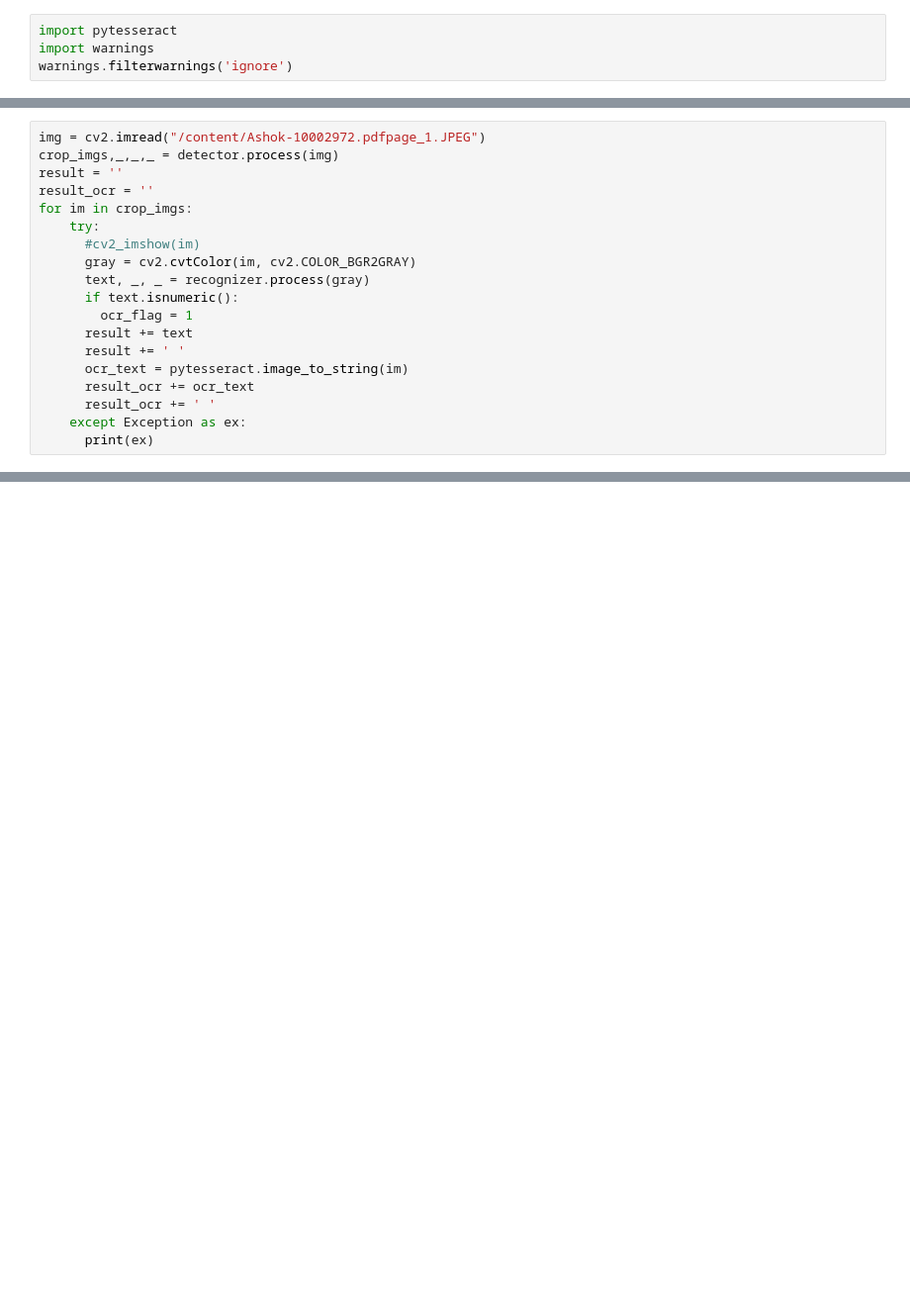
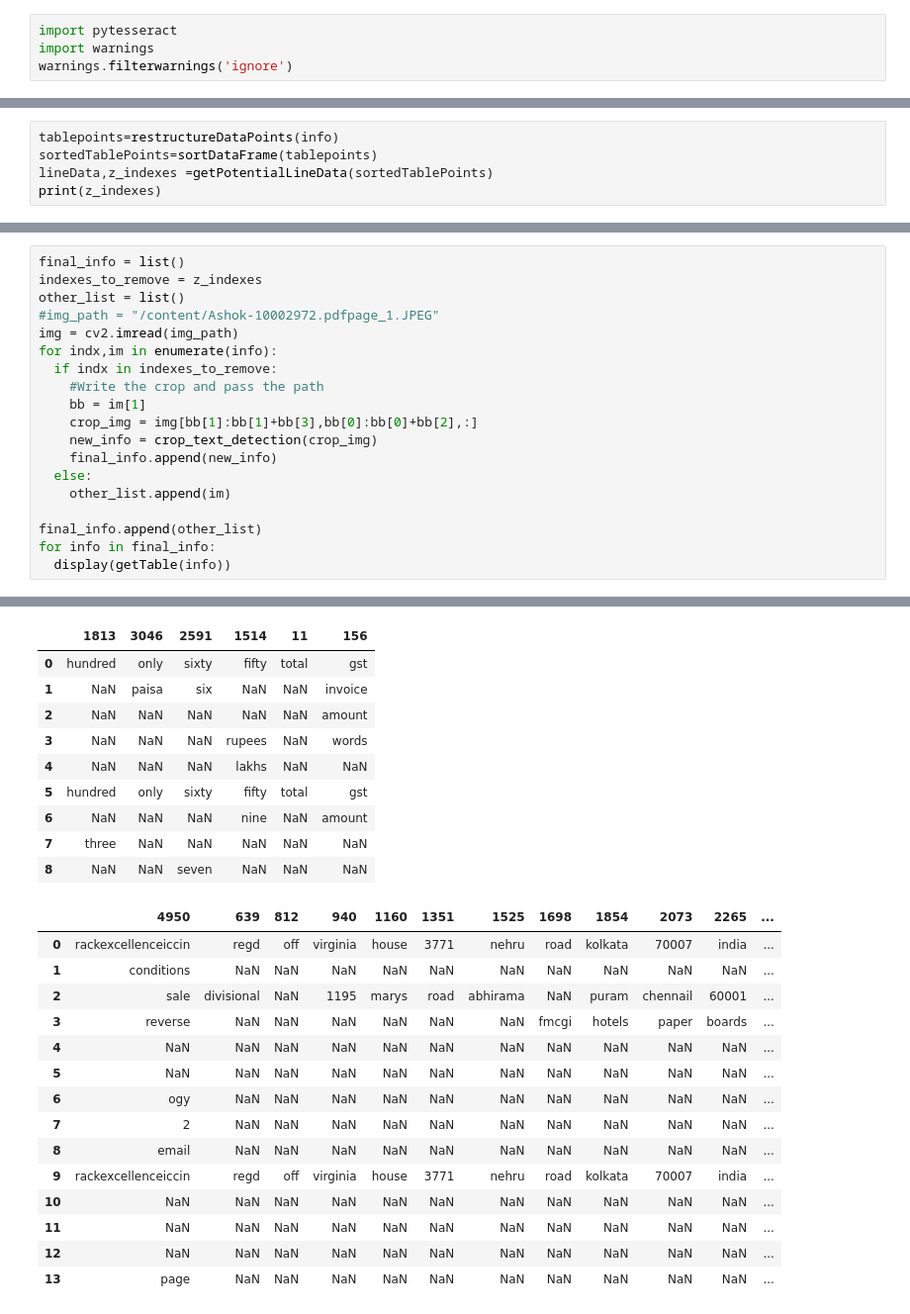
Before and after one commit to shashi29/Text-code-repo, a Jupyter notebook: ImageProcessing_v1_0.ipynb, the cells around one changed output, grey strips where cells are left out. Shown at 99% size. Cells and saved outputs as stored; diff of their text form; blank space fills up the shorter version.

```diff
--- a/ImageProcessing_v1_0.ipynb
+++ b/ImageProcessing_v1_0.ipynb
@@ -289,19 +219,0 @@ ValueError: ignored
-# %%
-img = cv2.imread("/content/Ashok-10002972.pdfpage_1.JPEG")
-crop_imgs,_,_,_ = detector.process(img)
-result = ''
-result_ocr = ''
-for im in crop_imgs:
-    try:
-      #cv2_imshow(im)
-      gray = cv2.cvtColor(im, cv2.COLOR_BGR2GRAY)
-      text, _, _ = recognizer.process(gray)
-      if text.isnumeric():
-        ocr_flag = 1
-      result += text
-      result += ' '
-      ocr_text = pytesseract.image_to_string(im)
-      result_ocr += ocr_text
-      result_ocr += ' '
-    except Exception as ex:
-      print(ex)
@@ -313,0 +355,5 @@ result_ocr
+# %%
+tablepoints=restructureDataPoints(info)
+sortedTablePoints=sortDataFrame(tablepoints)
+lineData,z_indexes =getPotentialLineData(sortedTablePoints)
+print(z_indexes)
@@ -340,0 +393,20 @@ full_text
+# %%
+final_info = list()
+indexes_to_remove = z_indexes
+other_list = list()
+#img_path = "/content/Ashok-10002972.pdfpage_1.JPEG"
+img = cv2.imread(img_path)
+for indx,im in enumerate(info):
+  if indx in indexes_to_remove:
+    #Write the crop and pass the path
+    bb = im[1]
+    crop_img = img[bb[1]:bb[1]+bb[3],bb[0]:bb[0]+bb[2],:]
+    new_info = crop_text_detection(crop_img)
+    final_info.append(new_info)
+  else:
+    other_list.append(im)
+
+final_info.append(other_list)
+for info in final_info:
+  display(getTable(info))
+# %% [output]
@@ -340,0 +420,25 @@ full_text
+|  | 1813 | 3046 | 2591 | 1514 | 11 | 156 |
+| 0 | hundred | only | sixty | fifty | total | gst |
+| 1 | NaN | paisa | six | NaN | NaN | invoice |
+| 2 | NaN | NaN | NaN | NaN | NaN | amount |
+| 3 | NaN | NaN | NaN | rupees | NaN | words |
+| 4 | NaN | NaN | NaN | lakhs | NaN | NaN |
+| 5 | hundred | only | sixty | fifty | total | gst |
+| 6 | NaN | NaN | NaN | nine | NaN | amount |
+| 7 | three | NaN | NaN | NaN | NaN | NaN |
+| 8 | NaN | NaN | seven | NaN | NaN | NaN |
+|  | 4950 | 639 | 812 | 940 | 1160 | 1351 | 1525 | 1698 | 1854 | 2073 | 2265 | ... |
+| 0 | rackexcellenceiccin | regd | off | virginia | house | 3771 | nehru | road | kolkata | 70007 | india | ... |
+| 1 | conditions | NaN | NaN | NaN | NaN | NaN | NaN | NaN | NaN | NaN | NaN | ... |
+| 2 | sale | divisional | NaN | 1195 | marys | road | abhirama | NaN | puram | chennail | 60001 | ... |
+| 3 | reverse | NaN | NaN | NaN | NaN | NaN | NaN | fmcgi | hotels | paper | boards | ... |
+| 4 | NaN | NaN | NaN | NaN | NaN | NaN | NaN | NaN | NaN | NaN | NaN | ... |
+| 5 | NaN | NaN | NaN | NaN | NaN | NaN | NaN | NaN | NaN | NaN | NaN | ... |
+| 6 | ogy | NaN | NaN | NaN | NaN | NaN | NaN | NaN | NaN | NaN | NaN | ... |
+| 7 | 2 | NaN | NaN | NaN | NaN | NaN | NaN | NaN | NaN | NaN | NaN | ... |
+| 8 | email | NaN | NaN | NaN | NaN | NaN | NaN | NaN | NaN | NaN | NaN | ... |
+| 9 | rackexcellenceiccin | regd | off | virginia | house | 3771 | nehru | road | kolkata | 70007 | india | ... |
+| 10 | NaN | NaN | NaN | NaN | NaN | NaN | NaN | NaN | NaN | NaN | NaN | ... |
+| 11 | NaN | NaN | NaN | NaN | NaN | NaN | NaN | NaN | NaN | NaN | NaN | ... |
+| 12 | NaN | NaN | NaN | NaN | NaN | NaN | NaN | NaN | NaN | NaN | NaN | ... |
+| 13 | page | NaN | NaN | NaN | NaN | NaN | NaN | NaN | NaN | NaN | NaN | ... |
```
Also changed, not shown: parts of 16 cells of this notebook.
